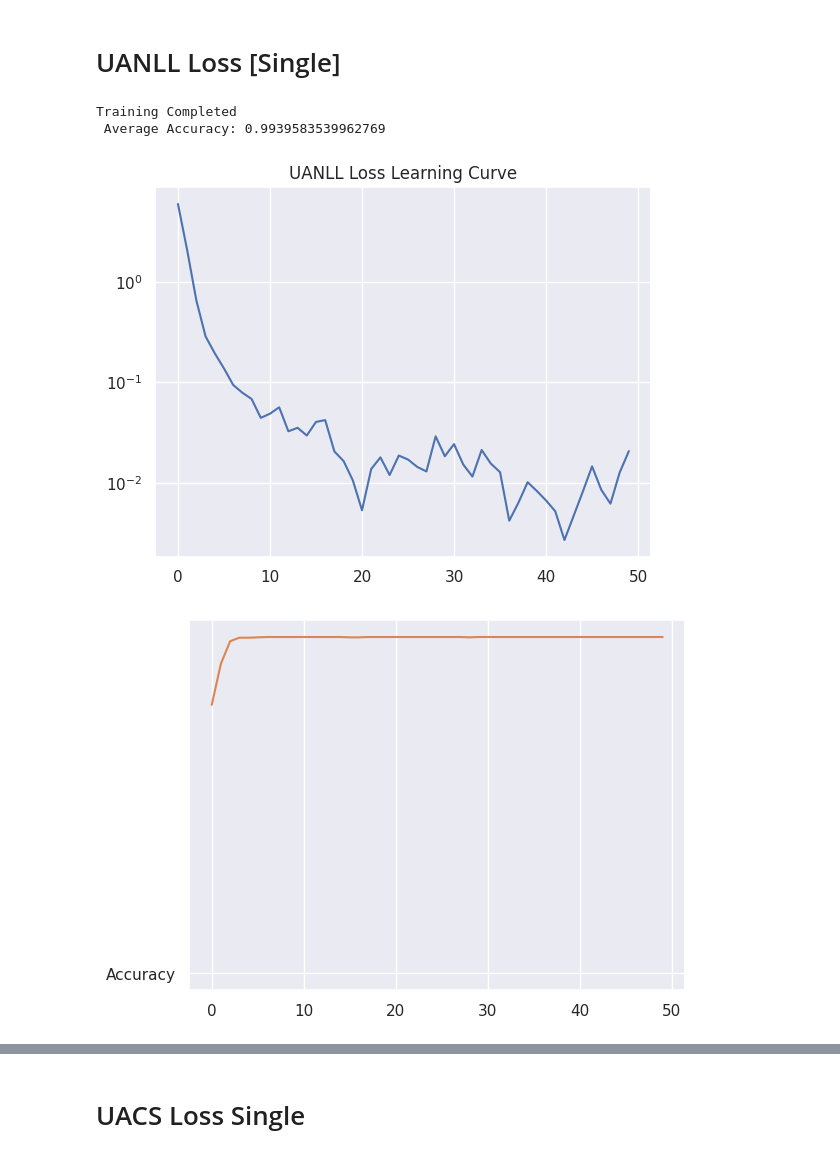
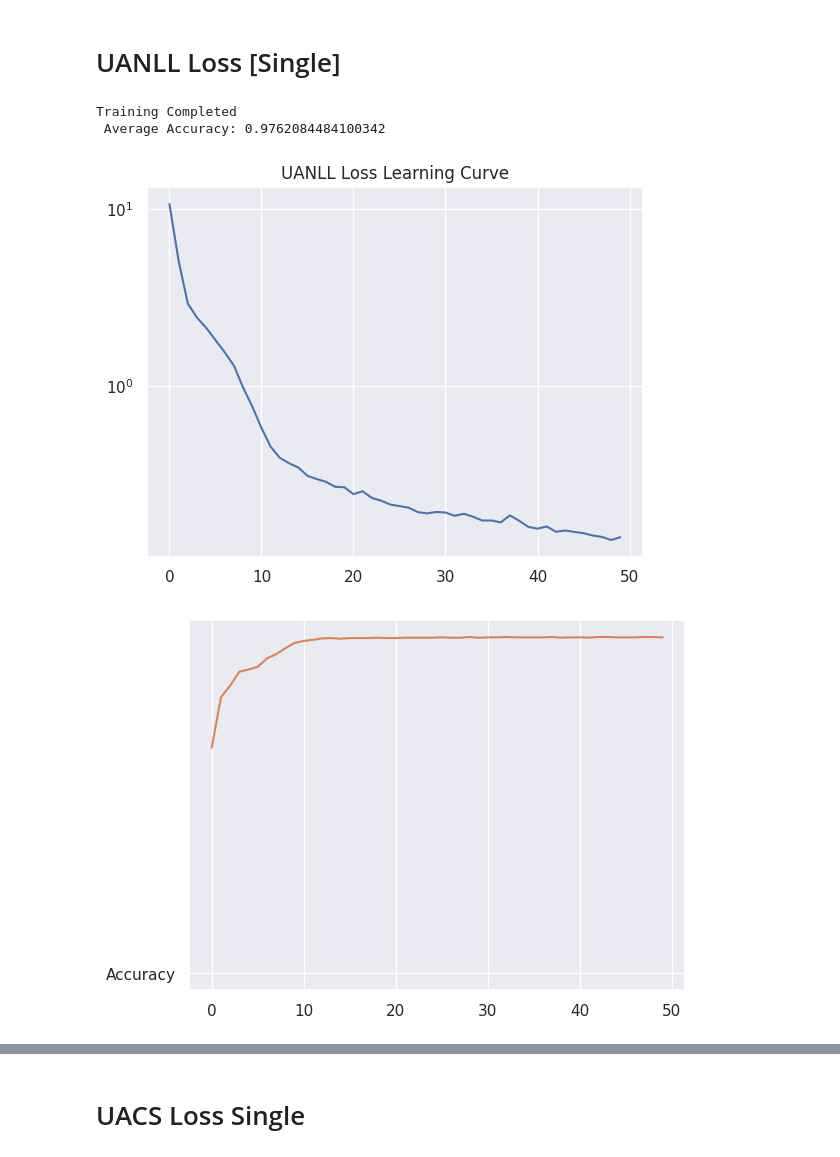
Before and after one commit to ivanovsdesign/duq_uncertainty_visualization, a Jupyter notebook: two_moons_ce_uanll.ipynb, the cells around one changed output, grey strips where cells are left out. Drawn from its saved outputs; the diff is of its cells as text; code cells hidden in the pictures.

Commit message:
Kaggle Notebook | two_moons_ce_uanll_uacs | Version 17

```diff
--- a/two_moons_ce_uanll.ipynb
+++ b/two_moons_ce_uanll.ipynb
@@ -34,6 +34,7 @@ NOISE = 0.1
 BS = 64
 NUM_EP = 50
 LR = 0.01
+LS = 0.0 # Label smoothing
 
 NUM_CLASSES = 2
 
@@ -44,6 +45,10 @@ output_dim_u = NUM_CLASSES + 1
 
 DOMAIN = 3
 
+# Parameters for SGD Optimizer
+momentum = 0.9
+weight_decay = 1e-4
+
 DEVICE = torch.device('cuda' if torch.cuda.is_available() else 'cpu')
 # %%
 # Model
@@ -112,10 +117,10 @@ def train(model, criterion, optimizer, num_epochs = NUM_EP):
     return losses, accuracy_scores, model
 # %%
 class UANLLoss(nn.Module):
-    def __init__(self, smoothing = 0.1):
+    def __init__(self, label_smoothing = 0.1):
         super(UANLLoss, self).__init__()
-        self.confidence = 1.0 - smoothing
-        self.smoothing = smoothing
+        self.confidence = 1.0 - label_smoothing
+        self.smoothing = label_smoothing
         #self.clc = classes
 
     def forward(self,x,y):
@@ -136,7 +141,6 @@ class UANLLoss(nn.Module):
         #loss0 = (yoh - prob) ** 2
         loss0 = (y - prob) ** 2
         loss = (torch.exp(-logstd) * loss0.sum(dim=1) + NUM_CLASSES * logstd)
-
         return loss.mean() #loss.mean() #(1.0 - cosyh).mean() #loss
 # %%
 class UACSLoss(nn.Module):
@@ -242,25 +267,25 @@ plot_model_predictions(model, loss_title = 'CE')
 # %%
 model = DynamicModel(input_dim, hidden_dim, output_dim_u)
 
 # Setting Loss criterion and Optimizer
-criterion = UANLLoss()
-optimizer = optim.Adam(model.parameters(), lr=LR)
+criterion = UANLLoss(label_smoothing = LS)
+optimizer = optim.SGD(model.parameters(), lr=LR, momentum = momentum, weight_decay = weight_decay)
 
 # Training loop
-losses, accuracy, model = train(model, criterion, optimizer, num_epochs=50)
+losses, accuracy, model = train(model, criterion, optimizer)
 
 plt.semilogy(losses)
 plt.title('UANLL Loss Learning Curve')
 plt.show()
 
 plt.plot('Accuracy')
 plt.plot(accuracy)
 plt.show()
 # %% [output]
 Training Completed
- Average Accuracy: 0.9939583539962769
+ Average Accuracy: 0.9762084484100342
-[figure, old version]
+[figure, new version]
-[figure, old version]
+[figure, new version]
 # %%
 plot_model_predictions(model, loss_title = 'UANLL')
 # %% [output]
```
Also changed, not shown: parts of 21 cells of this notebook.
